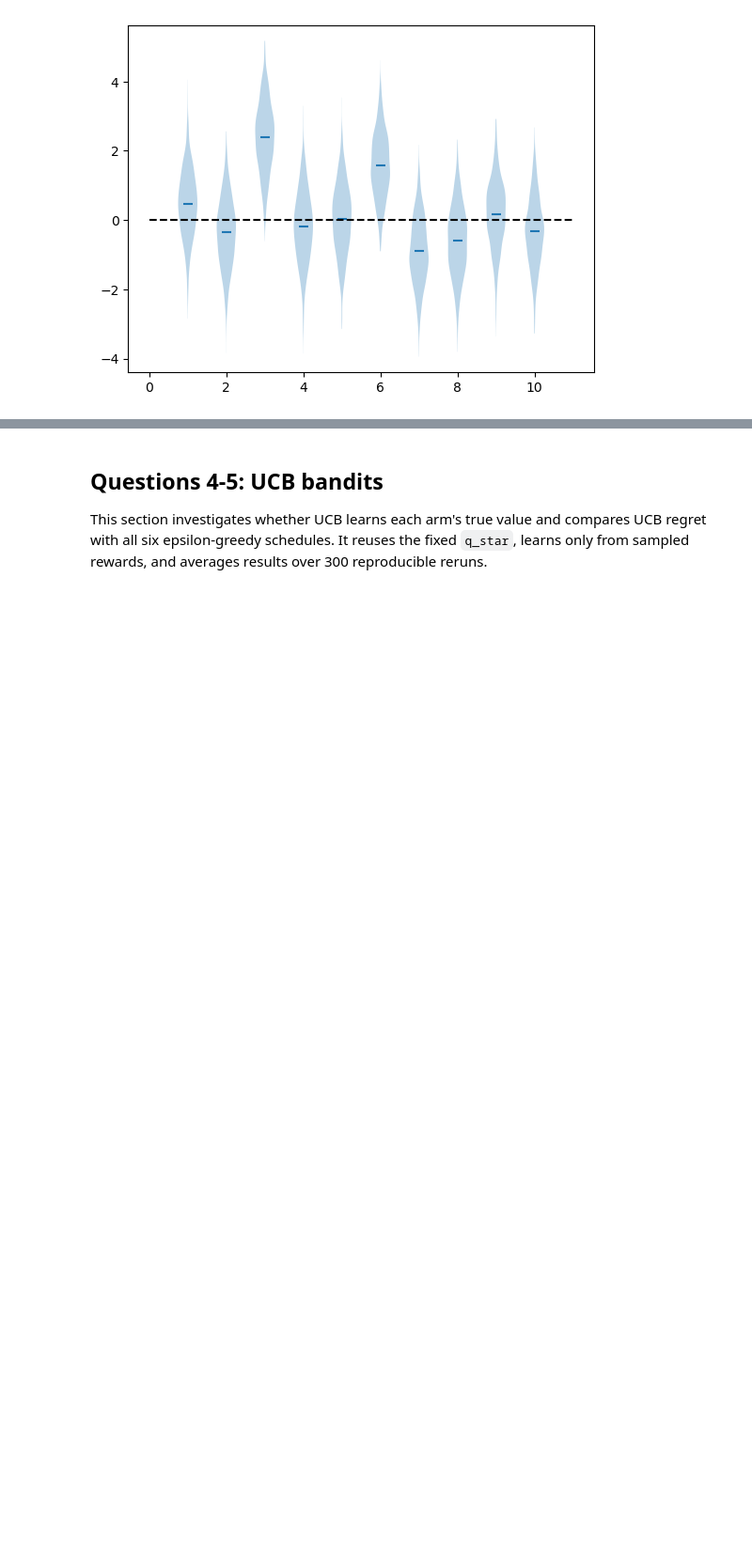
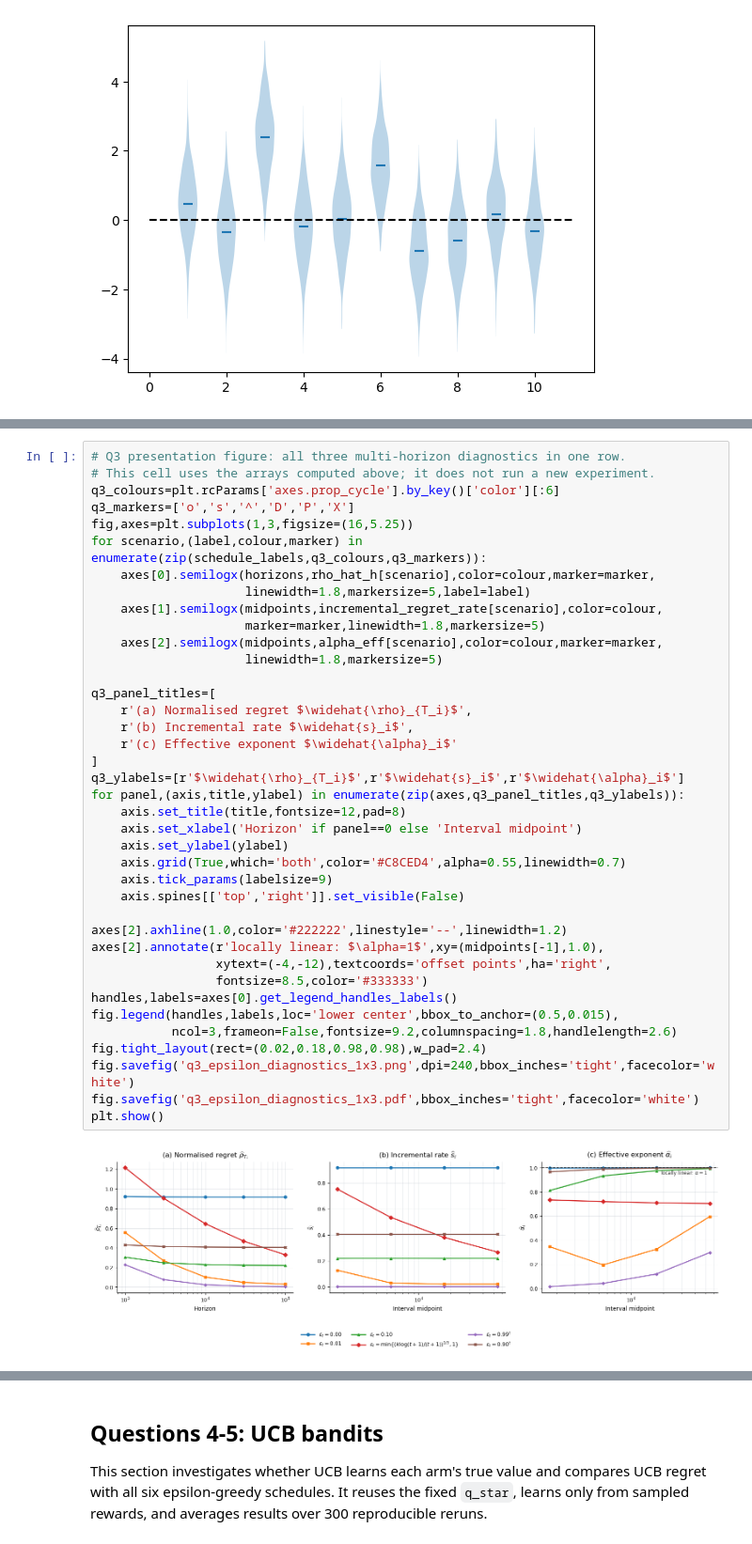
Before and after one commit to JamesCondos/Reinforcement_Learning_for_Engineers, a Jupyter notebook: WS1/Workshop_1_-_Multi-Armed_Bandits_fixed.ipynb, the cells around one changed output, grey strips where cells are left out. Shown at 94% size. Drawn from its saved outputs; the diff is of its cells as text; blank space fills up the shorter version.

```diff
--- a/WS1/Workshop_1_-_Multi-Armed_Bandits_fixed.ipynb
+++ b/WS1/Workshop_1_-_Multi-Armed_Bandits_fixed.ipynb
@@ -486 +451,42 @@ These finite simulations do not prove the asymptotic regret regime.
+# %%
+# Q3 presentation figure: all three multi-horizon diagnostics in one row.
+# This cell uses the arrays computed above; it does not run a new experiment.
+q3_colours=plt.rcParams['axes.prop_cycle'].by_key()['color'][:6]
+q3_markers=['o','s','^','D','P','X']
+fig,axes=plt.subplots(1,3,figsize=(16,5.25))
+for scenario,(label,colour,marker) in enumerate(zip(schedule_labels,q3_colours,q3_markers)):
+    axes[0].semilogx(horizons,rho_hat_h[scenario],color=colour,marker=marker,
+                     linewidth=1.8,markersize=5,label=label)
+    axes[1].semilogx(midpoints,incremental_regret_rate[scenario],color=colour,
+                     marker=marker,linewidth=1.8,markersize=5)
+    axes[2].semilogx(midpoints,alpha_eff[scenario],color=colour,marker=marker,
+                     linewidth=1.8,markersize=5)
+
+q3_panel_titles=[
+    r'(a) Normalised regret $\widehat{\rho}_{T_i}$',
+    r'(b) Incremental rate $\widehat{s}_i$',
+    r'(c) Effective exponent $\widehat{\alpha}_i$'
+]
+q3_ylabels=[r'$\widehat{\rho}_{T_i}$',r'$\widehat{s}_i$',r'$\widehat{\alpha}_i$']
+for panel,(axis,title,ylabel) in enumerate(zip(axes,q3_panel_titles,q3_ylabels)):
+    axis.set_title(title,fontsize=12,pad=8)
+    axis.set_xlabel('Horizon' if panel==0 else 'Interval midpoint')
+    axis.set_ylabel(ylabel)
+    axis.grid(True,which='both',color='#C8CED4',alpha=0.55,linewidth=0.7)
+    axis.tick_params(labelsize=9)
+    axis.spines[['top','right']].set_visible(False)
+
+axes[2].axhline(1.0,color='#222222',linestyle='--',linewidth=1.2)
+axes[2].annotate(r'locally linear: $\alpha=1$',xy=(midpoints[-1],1.0),
+                 xytext=(-4,-12),textcoords='offset points',ha='right',
+                 fontsize=8.5,color='#333333')
+handles,labels=axes[0].get_legend_handles_labels()
+fig.legend(handles,labels,loc='lower center',bbox_to_anchor=(0.5,0.015),
+           ncol=3,frameon=False,fontsize=9.2,columnspacing=1.8,handlelength=2.6)
+fig.tight_layout(rect=(0.02,0.18,0.98,0.98),w_pad=2.4)
+fig.savefig('q3_epsilon_diagnostics_1x3.png',dpi=240,bbox_inches='tight',facecolor='white')
+fig.savefig('q3_epsilon_diagnostics_1x3.pdf',bbox_inches='tight',facecolor='white')
+plt.show()
+# %% [output]
+[figure, added]
 # %% [markdown]
```
Also changed, not shown: parts of 14 cells of this notebook, 38 other files.
